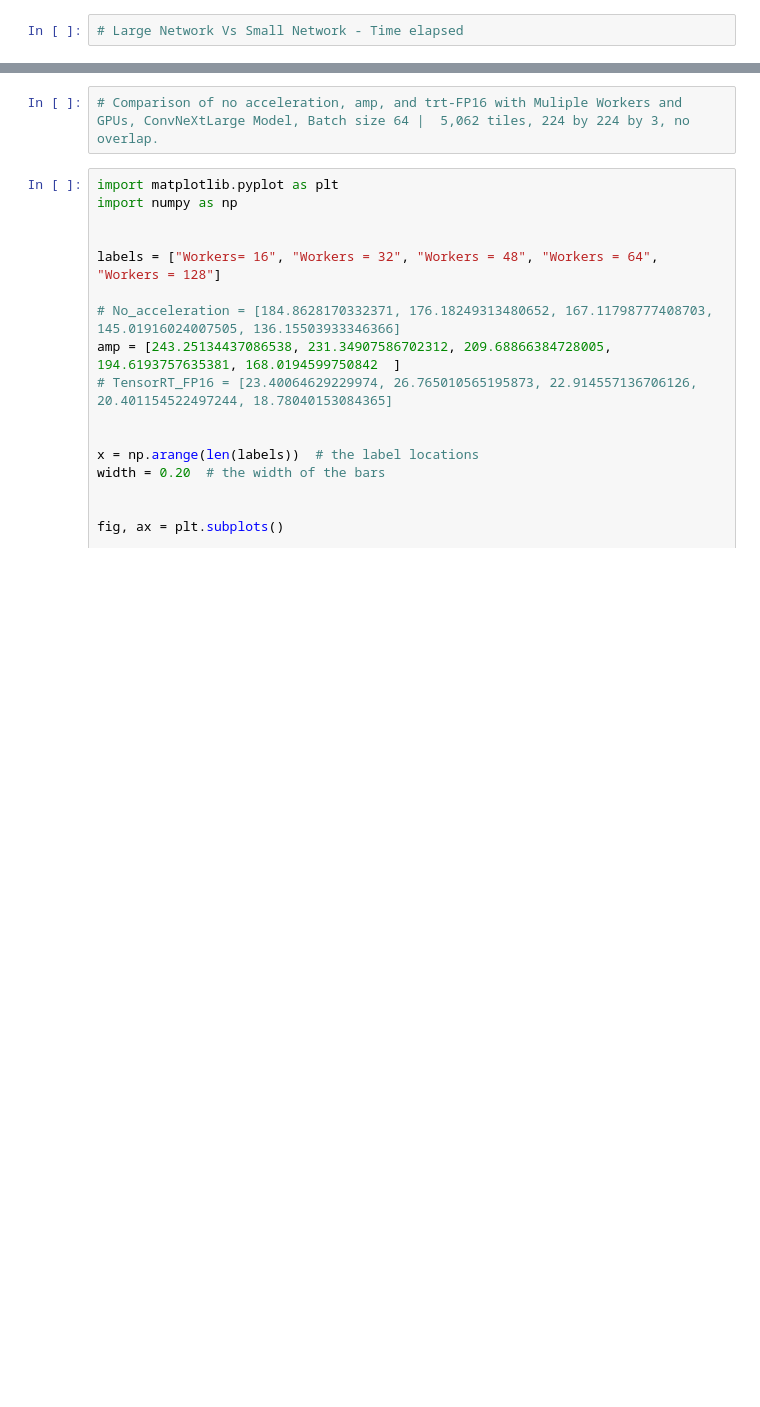
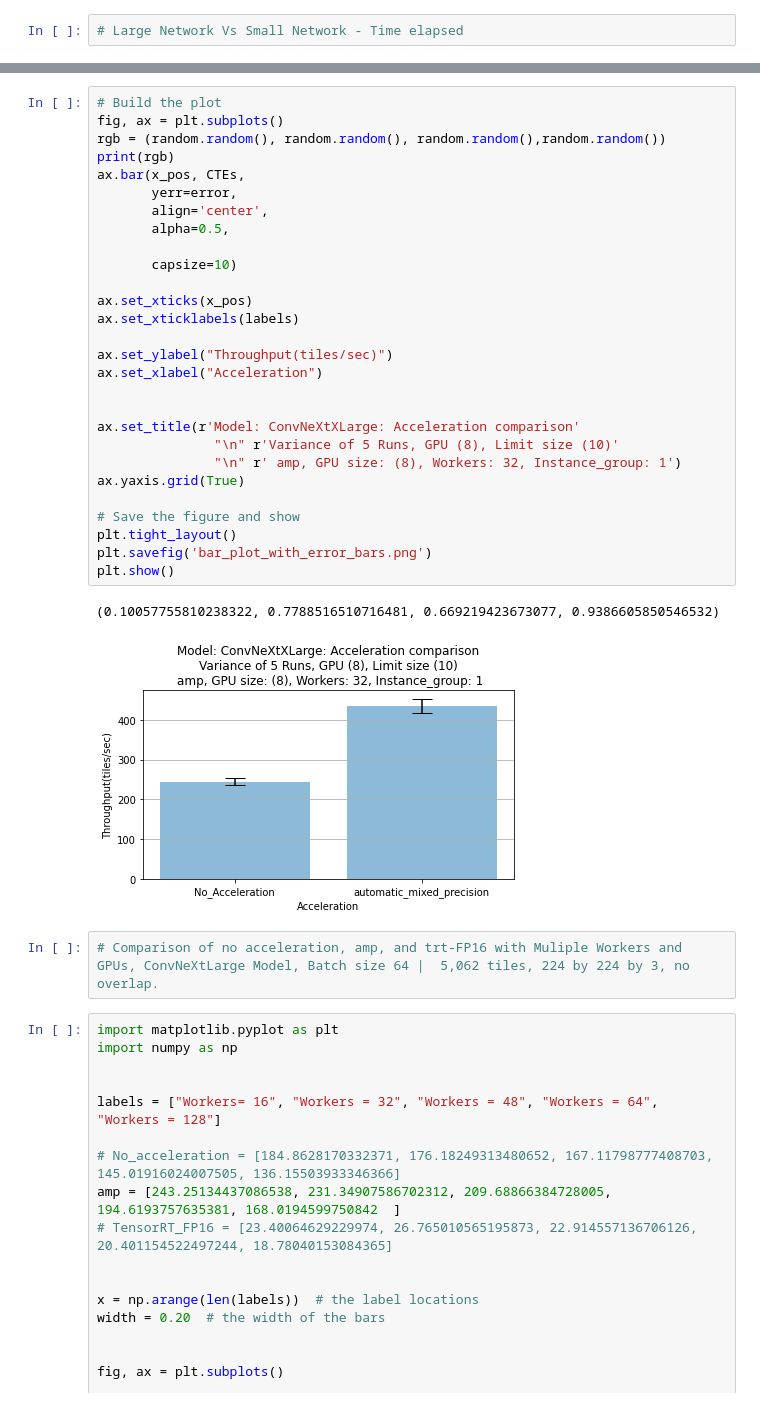
Before and after one commit to PathologyDataScience/triteia, a Jupyter notebook: benchmarking/tritonserver_Matplotlib_ConvNeXtXLarge.ipynb, the cells around one changed output, grey strips where cells are left out. Drawn from its saved outputs; the diff is of its cells as text; blank space fills up the shorter version.

```diff
--- a/benchmarking/tritonserver_Matplotlib_ConvNeXtXLarge.ipynb
+++ b/benchmarking/tritonserver_Matplotlib_ConvNeXtXLarge.ipynb
@@ -731,3 +843,34 @@ plt.show()
+# %%
+# Build the plot
+fig, ax = plt.subplots()
+rgb = (random.random(), random.random(), random.random(),random.random())
+print(rgb)
+ax.bar(x_pos, CTEs,
+       yerr=error,
+       align='center',
+       alpha=0.5,
+
+       capsize=10)
+
+ax.set_xticks(x_pos)
+ax.set_xticklabels(labels)
+
+ax.set_ylabel("Throughput(tiles/sec)")
+ax.set_xlabel("Acceleration")
+
+
+ax.set_title(r'Model: ConvNeXtXLarge: Acceleration comparison'
+               "\n" r'Variance of 5 Runs, GPU (8), Limit size (10)'
+               "\n" r' amp, GPU size: (8), Workers: 32, Instance_group: 1')
+ax.yaxis.grid(True)
+
+# Save the figure and show
+plt.tight_layout()
+plt.savefig('bar_plot_with_error_bars.png')
+plt.show()
+# %% [output]
+(0.10057755810238322, 0.7788516510716481, 0.669219423673077, 0.9386605850546532)
+[figure, added]
 # %%
 # Comparison of no acceleration, amp, and trt-FP16 with Muliple Workers and GPUs, ConvNeXtLarge Model, Batch size 64 |  5,062 tiles, 224 by 224 by 3, no overlap.
 # %%
```
Also changed, not shown: parts of 15 cells of this notebook.
